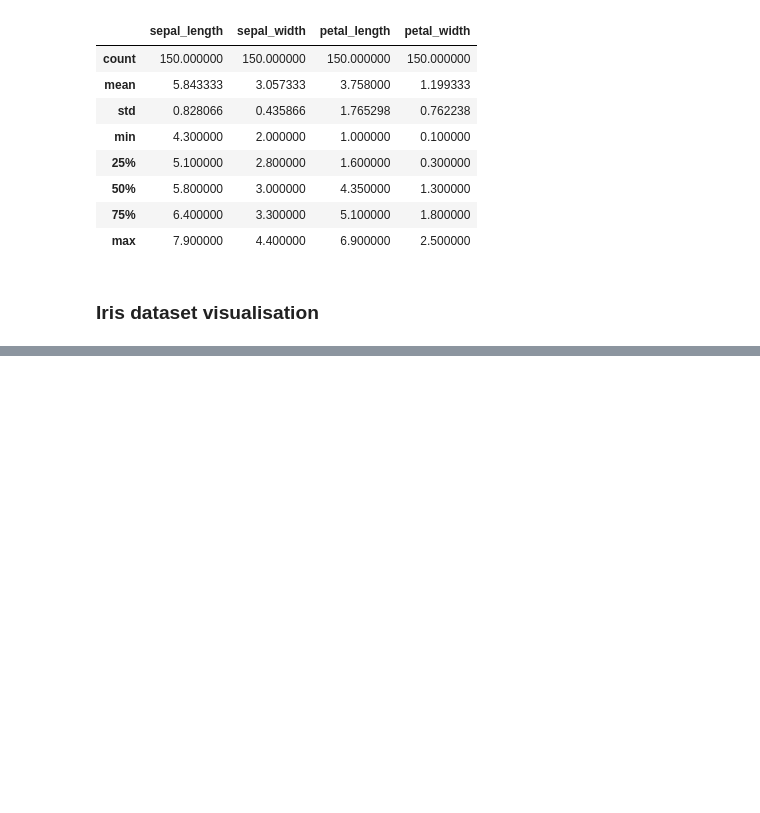
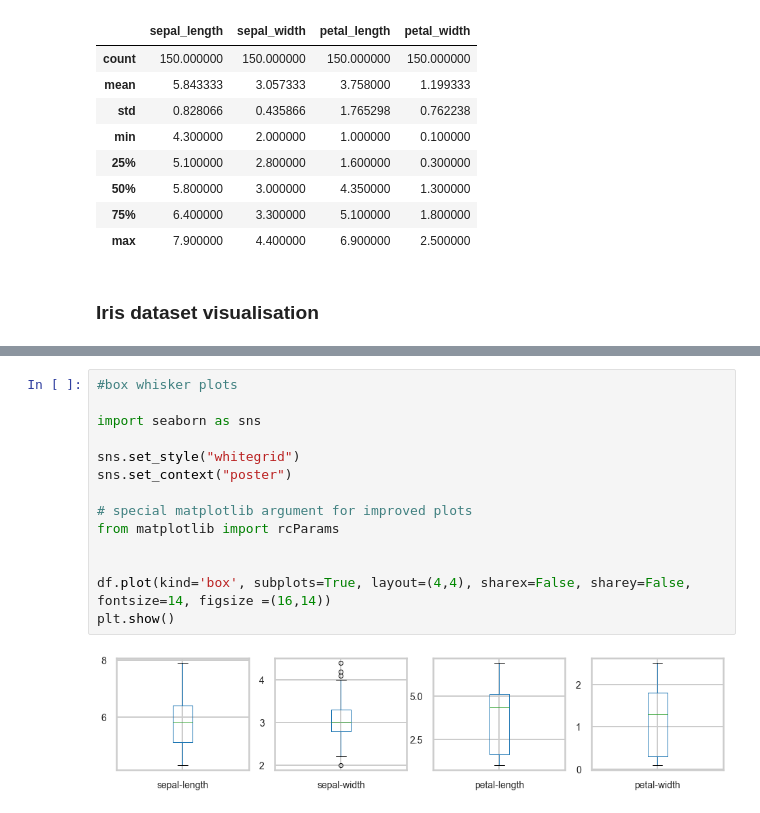
Before and after one commit to ezekielonaloye-gmit/Machine-learning-and-statistics--Assessment-2020, a Jupyter notebook: Task_4.ipynb, the cells around one changed output, grey strips where cells are left out. Cells and saved outputs as stored; diff of their text form; blank space fills up the shorter version.

```diff
--- a/Task_4.ipynb
+++ b/Task_4.ipynb
@@ -149,0 +172,16 @@ df.describe()
+# %%
+#box whisker plots
+
+import seaborn as sns
+
+sns.set_style("whitegrid")
+sns.set_context("poster")
+
+# special matplotlib argument for improved plots
+from matplotlib import rcParams
+
+
+df.plot(kind='box', subplots=True, layout=(4,4), sharex=False, sharey=False, fontsize=14, figsize =(16,14))
+plt.show()
+# %% [output]
+[figure, added]
```
Also changed, not shown: parts of 17 cells of this notebook.
